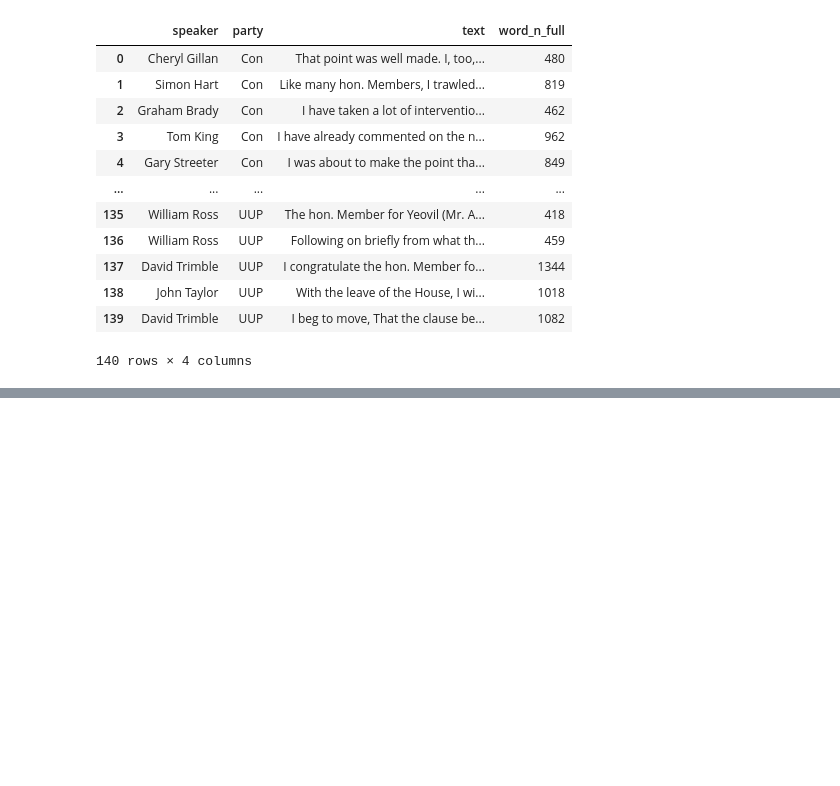
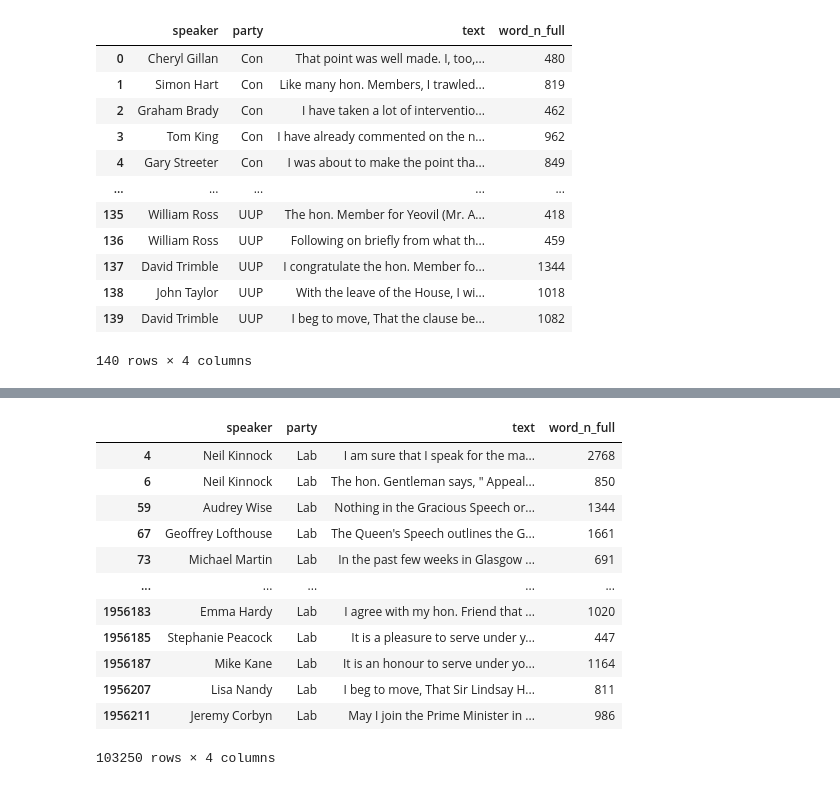
Before and after one commit to szaboildi/uk-pol-speech-classifier, a Jupyter notebook: notebooks/THL_Docker.ipynb, the cells around one changed output, grey strips where cells are left out. Drawn from its saved outputs; the diff is of its cells as text; code cells hidden in the pictures; blank space fills up the shorter version.

```diff
--- a/notebooks/THL_Docker.ipynb
+++ b/notebooks/THL_Docker.ipynb
@@ -114,0 +140,17 @@ pd.read_csv(path)
+# %%
+lab_Data = data[data['party'] == "Lab"]
+lab_Data
+# %% [output]
+|  | speaker | party | text | word_n_full |
+| 4 | Neil Kinnock | Lab | I am sure that I speak for the ma... | 2768 |
+| 6 | Neil Kinnock | Lab | The hon. Gentleman says, " Appeal... | 850 |
+| 59 | Audrey Wise | Lab | Nothing in the Gracious Speech or... | 1344 |
+| 67 | Geoffrey Lofthouse | Lab | The Queen's Speech outlines the G... | 1661 |
+| 73 | Michael Martin | Lab | In the past few weeks in Glasgow ... | 691 |
+| ... | ... | ... | ... | ... |
+| 1956183 | Emma Hardy | Lab | I agree with my hon. Friend that ... | 1020 |
+| 1956185 | Stephanie Peacock | Lab | It is a pleasure to serve under y... | 447 |
+| 1956187 | Mike Kane | Lab | It is an honour to serve under yo... | 1164 |
+| 1956207 | Lisa Nandy | Lab | I beg to move, That Sir Lindsay H... | 811 |
+| 1956211 | Jeremy Corbyn | Lab | May I join the Prime Minister in ... | 986 |
+103250 rows × 4 columns
```
Also changed, not shown: parts of 7 cells of this notebook, 2 other files.
